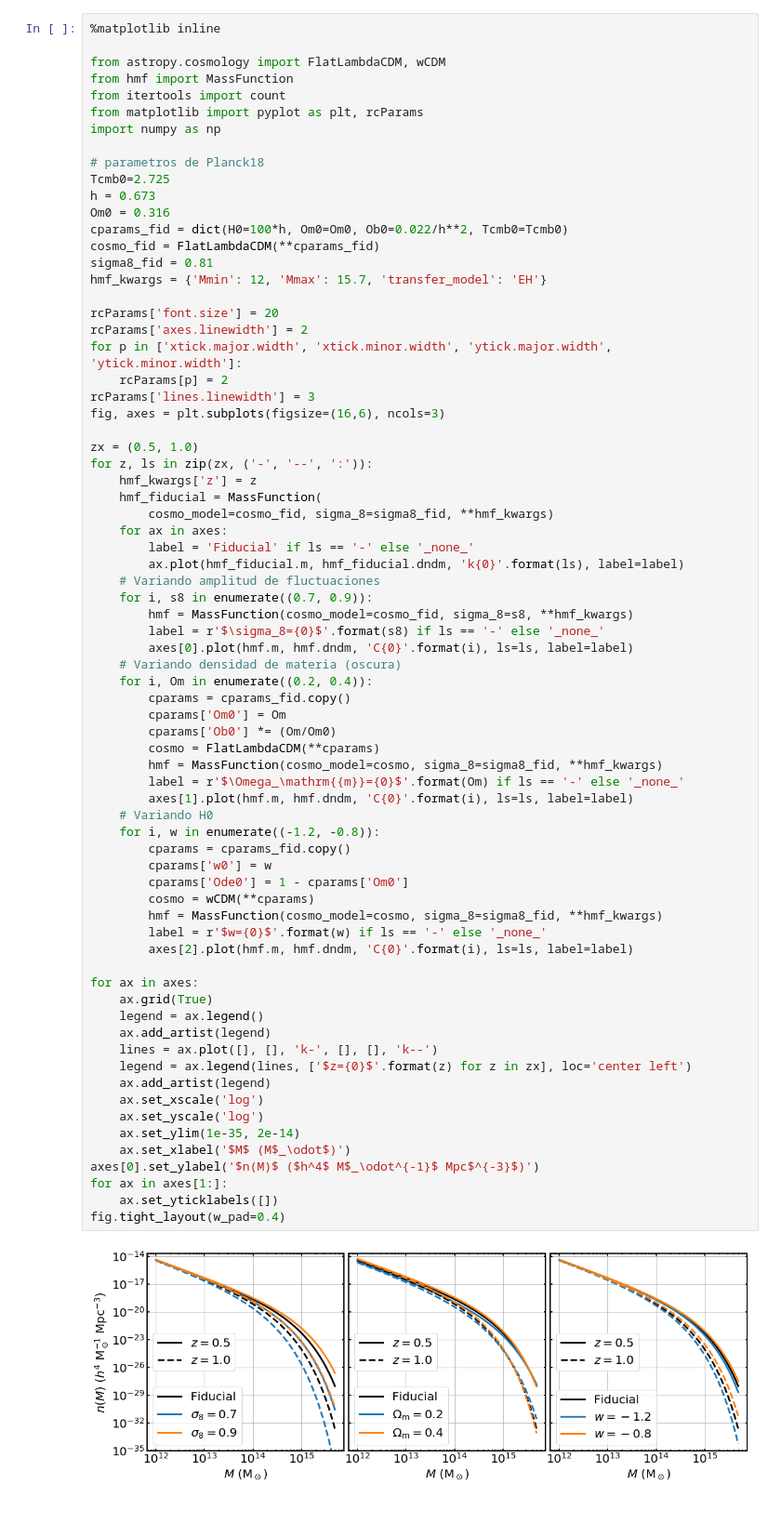
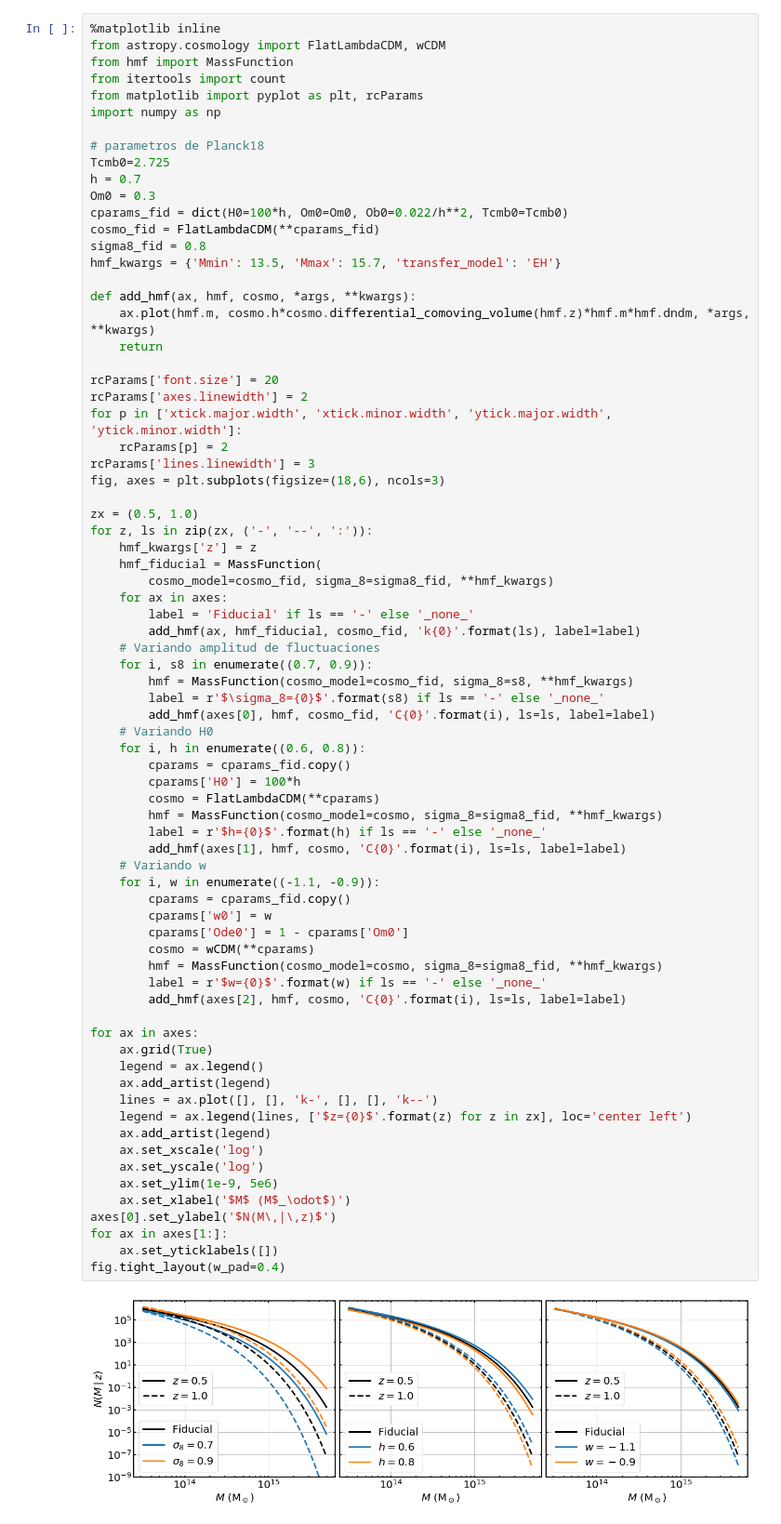
Before and after one commit to cristobal-sifon/cursos, a Jupyter notebook: cosmologia_observacional/codigo/funcion_masa.ipynb, the cells around one changed output. Shown at 93% size. Saved outputs shown, nothing was run; the diff lists cells and outputs as text.

```diff
--- a/cosmologia_observacional/codigo/funcion_masa.ipynb
+++ b/cosmologia_observacional/codigo/funcion_masa.ipynb
@@ -1,6 +1,5 @@
 # %%
 %matplotlib inline
-
 from astropy.cosmology import FlatLambdaCDM, wCDM
 from hmf import MassFunction
 from itertools import count
@@ -9,19 +8,23 @@ import numpy as np
 
 # parametros de Planck18
 Tcmb0=2.725
-h = 0.673
-Om0 = 0.316
+h = 0.7
+Om0 = 0.3
 cparams_fid = dict(H0=100*h, Om0=Om0, Ob0=0.022/h**2, Tcmb0=Tcmb0)
 cosmo_fid = FlatLambdaCDM(**cparams_fid)
-sigma8_fid = 0.81
-hmf_kwargs = {'Mmin': 12, 'Mmax': 15.7, 'transfer_model': 'EH'}
+sigma8_fid = 0.8
+hmf_kwargs = {'Mmin': 13.5, 'Mmax': 15.7, 'transfer_model': 'EH'}
+
+def add_hmf(ax, hmf, cosmo, *args, **kwargs):
+    ax.plot(hmf.m, cosmo.h*cosmo.differential_comoving_volume(hmf.z)*hmf.m*hmf.dndm, *args, **kwargs)
+    return
 
 rcParams['font.size'] = 20
 rcParams['axes.linewidth'] = 2
 for p in ['xtick.major.width', 'xtick.minor.width', 'ytick.major.width', 'ytick.minor.width']:
     rcParams[p] = 2
 rcParams['lines.linewidth'] = 3
-fig, axes = plt.subplots(figsize=(16,6), ncols=3)
+fig, axes = plt.subplots(figsize=(18,6), ncols=3)
 
 zx = (0.5, 1.0)
 for z, ls in zip(zx, ('-', '--', ':')):
@@ -30,45 +33,44 @@ for z, ls in zip(zx, ('-', '--', ':')):
         cosmo_model=cosmo_fid, sigma_8=sigma8_fid, **hmf_kwargs)
     for ax in axes:
         label = 'Fiducial' if ls == '-' else '_none_'
-        ax.plot(hmf_fiducial.m, hmf_fiducial.dndm, 'k{0}'.format(ls), label=label)
+        add_hmf(ax, hmf_fiducial, cosmo_fid, 'k{0}'.format(ls), label=label)
     # Variando amplitud de fluctuaciones
     for i, s8 in enumerate((0.7, 0.9)):
         hmf = MassFunction(cosmo_model=cosmo_fid, sigma_8=s8, **hmf_kwargs)
         label = r'$\sigma_8={0}$'.format(s8) if ls == '-' else '_none_'
-        axes[0].plot(hmf.m, hmf.dndm, 'C{0}'.format(i), ls=ls, label=label)
-    # Variando densidad de materia (oscura)
-    for i, Om in enumerate((0.2, 0.4)):
+        add_hmf(axes[0], hmf, cosmo_fid, 'C{0}'.format(i), ls=ls, label=label)
+    # Variando H0
+    for i, h in enumerate((0.6, 0.8)):
         cparams = cparams_fid.copy()
-        cparams['Om0'] = Om
-        cparams['Ob0'] *= (Om/Om0)
+        cparams['H0'] = 100*h
         cosmo = FlatLambdaCDM(**cparams)
         hmf = MassFunction(cosmo_model=cosmo, sigma_8=sigma8_fid, **hmf_kwargs)
-        label = r'$\Omega_\mathrm{{m}}={0}$'.format(Om) if ls == '-' else '_none_'
-        axes[1].plot(hmf.m, hmf.dndm, 'C{0}'.format(i), ls=ls, label=label)
-    # Variando H0
-    for i, w in enumerate((-1.2, -0.8)):
+        label = r'$h={0}$'.format(h) if ls == '-' else '_none_'
+        add_hmf(axes[1], hmf, cosmo, 'C{0}'.format(i), ls=ls, label=label)
+    # Variando w
+    for i, w in enumerate((-1.1, -0.9)):
         cparams = cparams_fid.copy()
         cparams['w0'] = w
         cparams['Ode0'] = 1 - cparams['Om0']
         cosmo = wCDM(**cparams)
         hmf = MassFunction(cosmo_model=cosmo, sigma_8=sigma8_fid, **hmf_kwargs)
         label = r'$w={0}$'.format(w) if ls == '-' else '_none_'
-        axes[2].plot(hmf.m, hmf.dndm, 'C{0}'.format(i), ls=ls, label=label)
+        add_hmf(axes[2], hmf, cosmo, 'C{0}'.format(i), ls=ls, label=label)
 
 for ax in axes:
     ax.grid(True)
     legend = ax.legend()
     ax.add_artist(legend)
     lines = ax.plot([], [], 'k-', [], [], 'k--')
     legend = ax.legend(lines, ['$z={0}$'.format(z) for z in zx], loc='center left')
     ax.add_artist(legend)
     ax.set_xscale('log')
     ax.set_yscale('log')
-    ax.set_ylim(1e-35, 2e-14)
+    ax.set_ylim(1e-9, 5e6)
     ax.set_xlabel('$M$ (M$_\odot$)')
-axes[0].set_ylabel('$n(M)$ ($h^4$ M$_\odot^{-1}$ Mpc$^{-3}$)')
+axes[0].set_ylabel('$N(M\,|\,z)$')
 for ax in axes[1:]:
     ax.set_yticklabels([])
 fig.tight_layout(w_pad=0.4)
 # %% [output]
-[figure, old version]
+[figure, new version]
```
Also changed, not shown: 1 other file.
